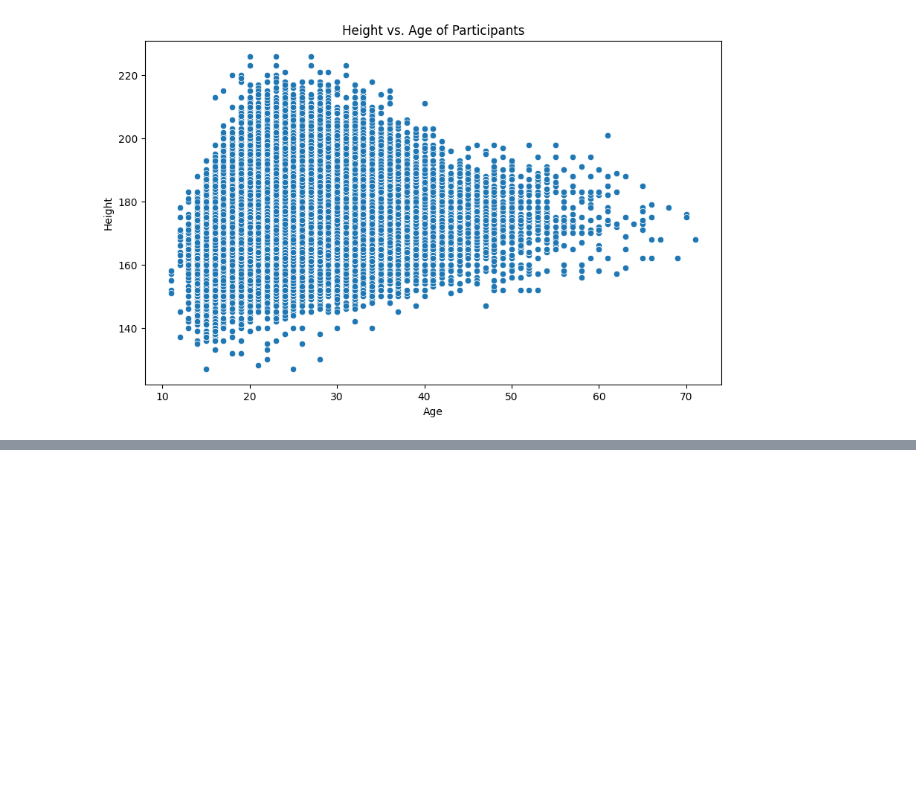
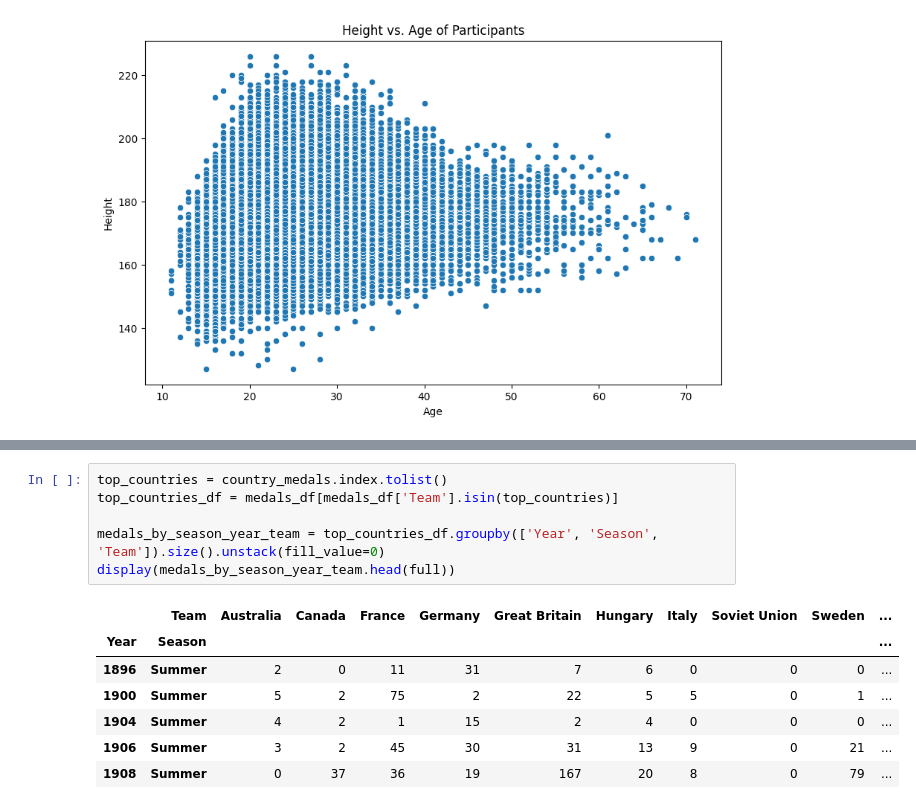
Before and after one commit to JuniorFigueroa18/DSHSRP, a Jupyter notebook: Data_Science_Project.ipynb, the cells around one changed output, grey strips where cells are left out. Saved outputs shown, nothing was run; the diff lists cells and outputs as text; blank space fills up the shorter version.

```diff
--- a/Data_Science_Project.ipynb
+++ b/Data_Science_Project.ipynb
@@ -266,0 +265,14 @@ plt.show()
+# %%
+top_countries = country_medals.index.tolist()
+top_countries_df = medals_df[medals_df['Team'].isin(top_countries)]
+
+medals_by_season_year_team = top_countries_df.groupby(['Year', 'Season', 'Team']).size().unstack(fill_value=0)
+display(medals_by_season_year_team.head(full))
+# %% [output]
+|  | Team | Australia | Canada | France | Germany | Great Britain | Hungary | Italy | Soviet Union | Sweden | ... |
+| Year | Season |  |  |  |  |  |  |  |  |  | ... |
+| 1896 | Summer | 2 | 0 | 11 | 31 | 7 | 6 | 0 | 0 | 0 | ... |
+| 1900 | Summer | 5 | 2 | 75 | 2 | 22 | 5 | 5 | 0 | 1 | ... |
+| 1904 | Summer | 4 | 2 | 1 | 15 | 2 | 4 | 0 | 0 | 0 | ... |
+| 1906 | Summer | 3 | 2 | 45 | 30 | 31 | 13 | 9 | 0 | 21 | ... |
+| 1908 | Summer | 0 | 37 | 36 | 19 | 167 | 20 | 8 | 0 | 79 | ... |
```
Also changed, not shown: parts of 3 cells of this notebook.
